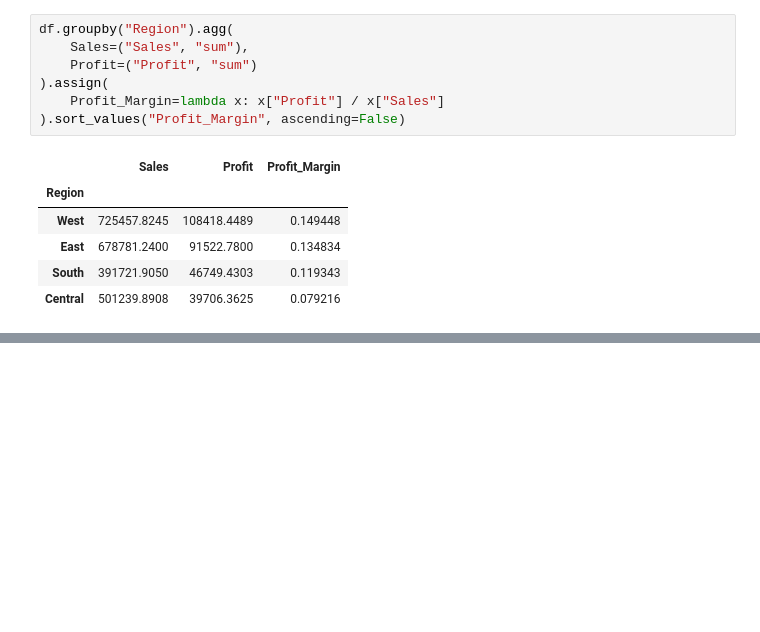
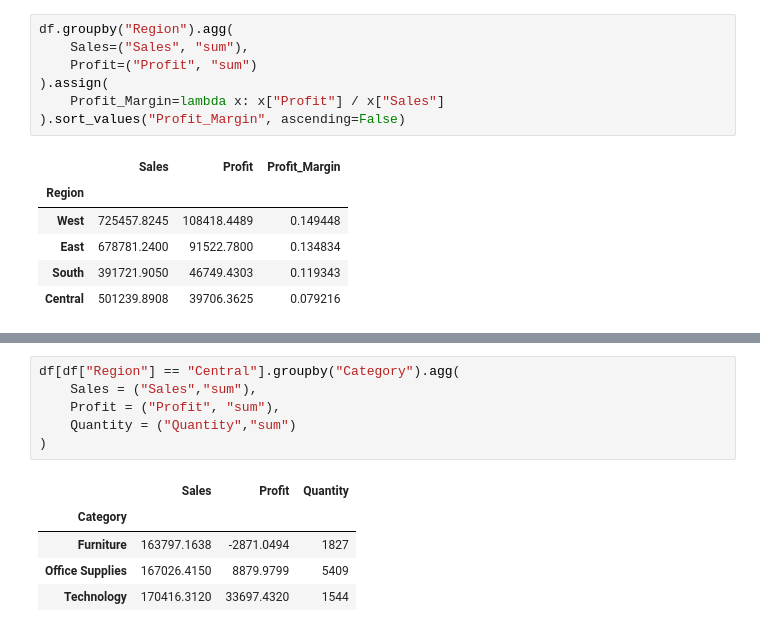
Before and after one commit to nb-acharya/dataframe, a Jupyter notebook: Bodhi/The Retail Detective/notebook/01_data_exploration.ipynb, the cells around one changed output, grey strips where cells are left out. Drawn from its saved outputs; the diff is of its cells as text; blank space fills up the shorter version.

```diff
--- a/Bodhi/The Retail Detective/notebook/01_data_exploration.ipynb
+++ b/Bodhi/The Retail Detective/notebook/01_data_exploration.ipynb
@@ -180,0 +189,12 @@ df.groupby("Region").agg(
+# %%
+df[df["Region"] == "Central"].groupby("Category").agg(
+    Sales = ("Sales","sum"),
+    Profit = ("Profit", "sum"),
+    Quantity = ("Quantity","sum")
+)
+# %% [output]
+|  | Sales | Profit | Quantity |
+| Category |  |  |  |
+| Furniture | 163797.1638 | -2871.0494 | 1827 |
+| Office Supplies | 167026.4150 | 8879.9799 | 5409 |
+| Technology | 170416.3120 | 33697.4320 | 1544 |
```
Also changed, not shown: parts of 2 cells of this notebook, 2 other files.
